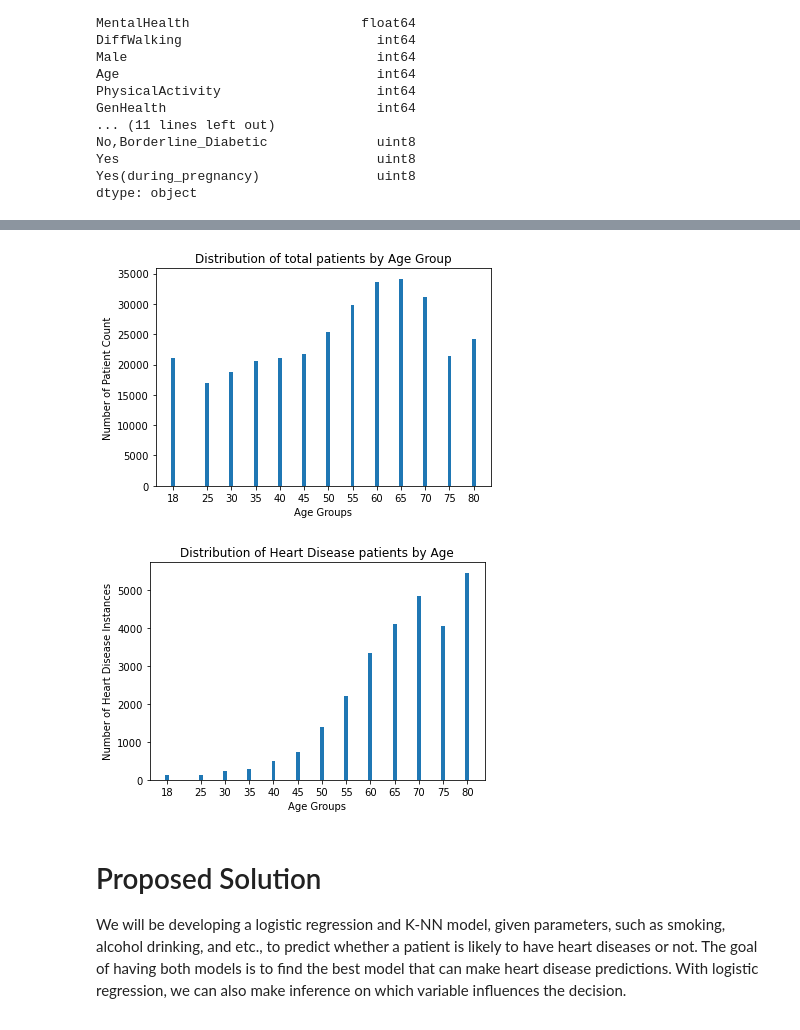
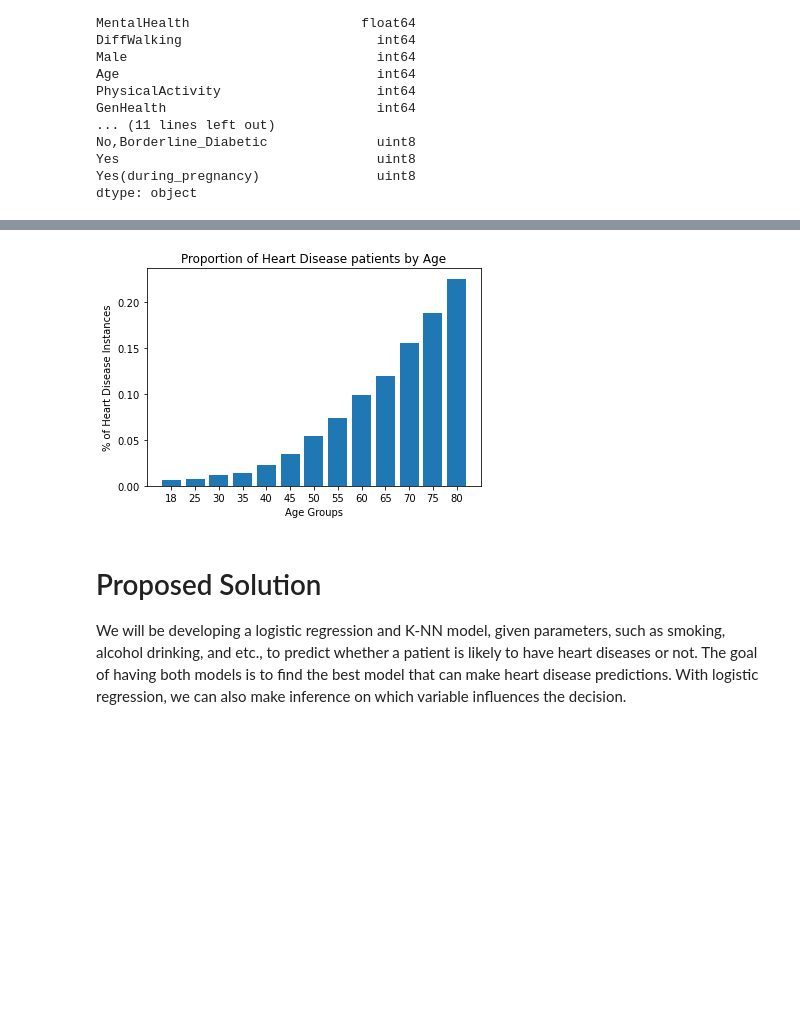
Before and after one commit to COGS118A/Group050-Sp22, a Jupyter notebook: Checkpoint_group050.ipynb, the cells around one changed output, grey strips where cells are left out. Cells and saved outputs as stored; diff of their text form; code cells hidden in the pictures; blank space fills up the shorter version.

```diff
--- a/Checkpoint_group050.ipynb
+++ b/Checkpoint_group050.ipynb
@@ -219,31 +245,23 @@ Text(0.5, 1.0, 'Number of Heart Disease Patients that Smoke vs Does not Smoke')
 # %%
-# visualize the trend of heart disease vs age
+# visualize the proportion of heart disease vs age
 x_label = ['18', '25', '30', '35', '40', '45', '50', '55', '60', '65', '70', '75', '80']
 
-# Show Distribution of total patients by Age Group
-arr1 = np.array(df["Age"])
-unique, counts = np.unique(arr1, return_counts=True)
+count_by_age_df = df["Age"].value_counts()
+count_by_age_arr = [count_by_age_df[int(i)] for i in x_label]
+
+count_by_hd_age_df = df[df["HeartDisease"]==1]["Age"].value_counts()
+count_by_hd_age_arr = [count_by_hd_age_df[int(i)] for i in x_label]
+
+proportion = [count_by_hd_age_arr[i]/count_by_age_arr[i] for i in range(len(x_label))]
+
 plt.figure(figsize=(6, 4))
-plt.bar(unique, counts)
-plt.xticks(unique, x_label)
+plt.bar(x_label, proportion)
 plt.xlabel("Age Groups")
-plt.ylabel("Number of Patient Count")
-plt.title("Distribution of total patients by Age Group")
+plt.ylabel("% of Heart Disease Instances")
+plt.title("Proportion of Heart Disease patients by Age")
 plt.show()
-
-# Show Distribution of Heart Disease patients by Age
-arr = np.array(df[df["HeartDisease"]==1]["Age"])
-unique, counts = np.unique(arr, return_counts=True)
-plt.figure(figsize=(6, 4))
-plt.bar(unique, counts)
-plt.xticks(unique, x_label)
-plt.xlabel("Age Groups")
-plt.ylabel("Number of Heart Disease Instances")
-plt.title("Distribution of Heart Disease patients by Age")
-plt.show()
 # %% [output]
-[figure, old version]
+[figure, new version]
-[figure, removed]
 # %% [markdown]
 # Proposed Solution
 
```
Also changed, not shown: parts of 17 cells of this notebook.
